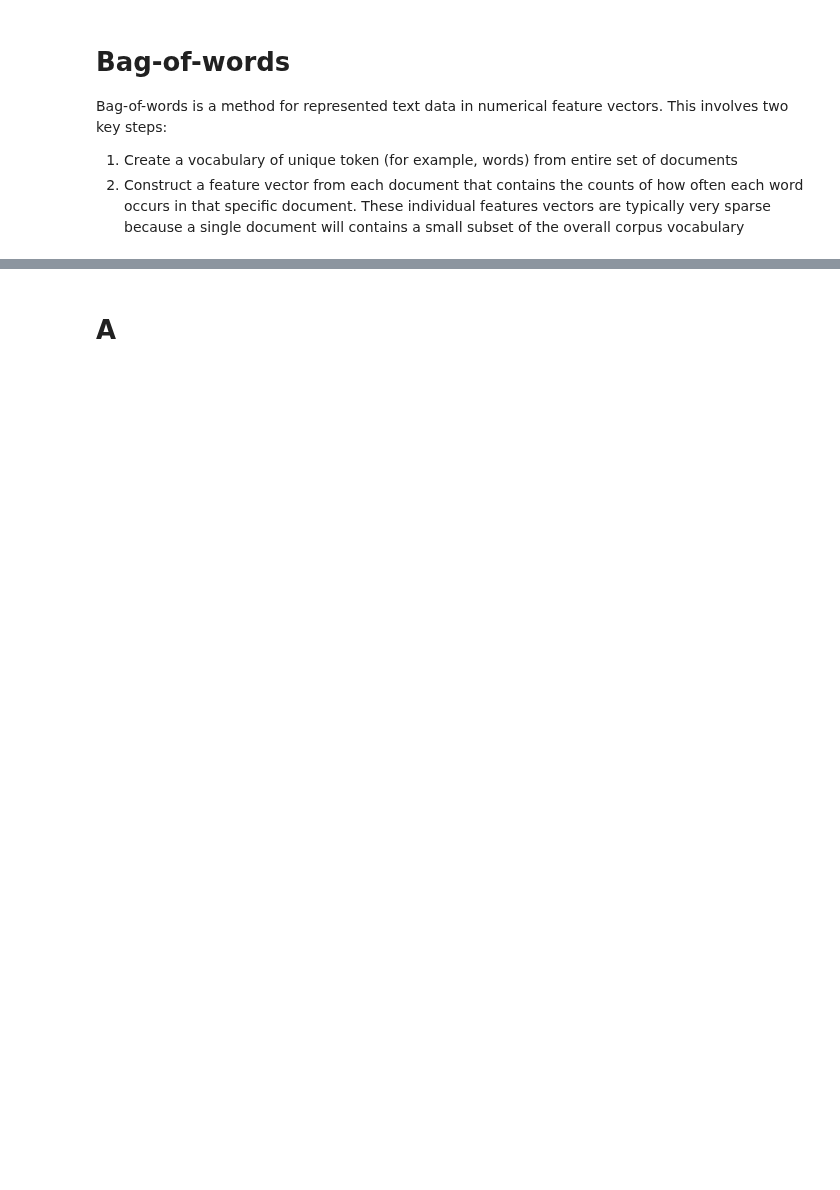
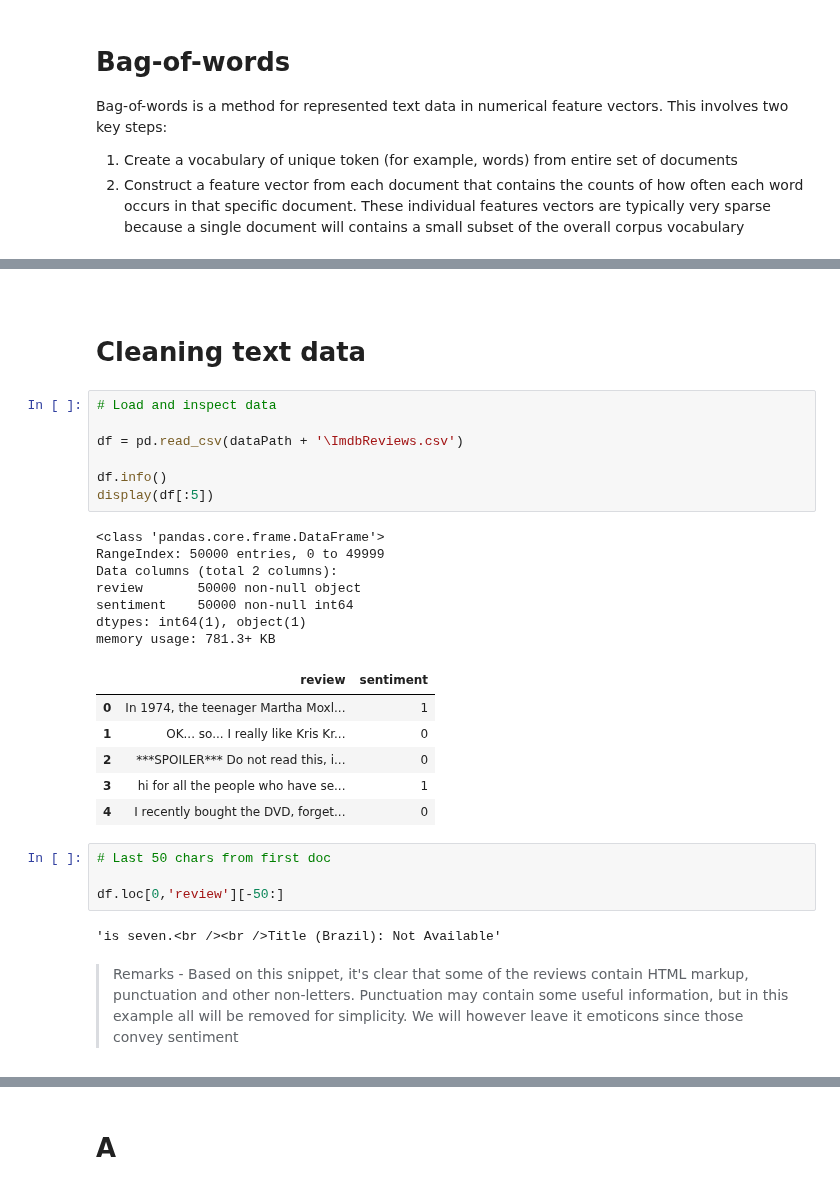
Before and after one commit to sudhu26/data-science-portfolio, a Jupyter notebook: TextbookWalkthroughs/PythonMachineLearning2ndEd/ch08_Applying_Machine_Learning_to_Sentiment_Analysis.ipynb, the cells around one changed output, grey strips where cells are left out. Saved outputs shown, nothing was run; the diff lists cells and outputs as text; blank space fills up the shorter version.

```diff
--- a/TextbookWalkthroughs/PythonMachineLearning2ndEd/ch08_Applying_Machine_Learning_to_Sentiment_Analysis.ipynb
+++ b/TextbookWalkthroughs/PythonMachineLearning2ndEd/ch08_Applying_Machine_Learning_to_Sentiment_Analysis.ipynb
@@ -133,0 +229,33 @@ print(count.vocabulary_)
+# %% [markdown]
+<a id = 'Cleaning-text-data'></a>
+# %% [markdown]
+# Cleaning text data
+# %%
+# Load and inspect data
+
+df = pd.read_csv(dataPath + '\ImdbReviews.csv')
+
+df.info()
+display(df[:5])
+# %% [output]
+<class 'pandas.core.frame.DataFrame'>
+RangeIndex: 50000 entries, 0 to 49999
+Data columns (total 2 columns):
+review       50000 non-null object
+sentiment    50000 non-null int64
+dtypes: int64(1), object(1)
+memory usage: 781.3+ KB
+|  | review | sentiment |
+| 0 | In 1974, the teenager Martha Moxl... | 1 |
+| 1 | OK... so... I really like Kris Kr... | 0 |
+| 2 | ***SPOILER*** Do not read this, i... | 0 |
+| 3 | hi for all the people who have se... | 1 |
+| 4 | I recently bought the DVD, forget... | 0 |
+# %%
+# Last 50 chars from first doc
+
+df.loc[0,'review'][-50:]
+# %% [output]
+'is seven.<br /><br />Title (Brazil): Not Available'
+# %% [markdown]
+> Remarks - Based on this snippet, it's clear that some of the reviews contain HTML markup, punctuation and other non-letters. Punctuation may contain some useful information, but in this example all will be removed for simplicity. We will however leave it emoticons since those convey sentiment
```
Also changed, not shown: parts of 53 cells of this notebook, 1 other file.
